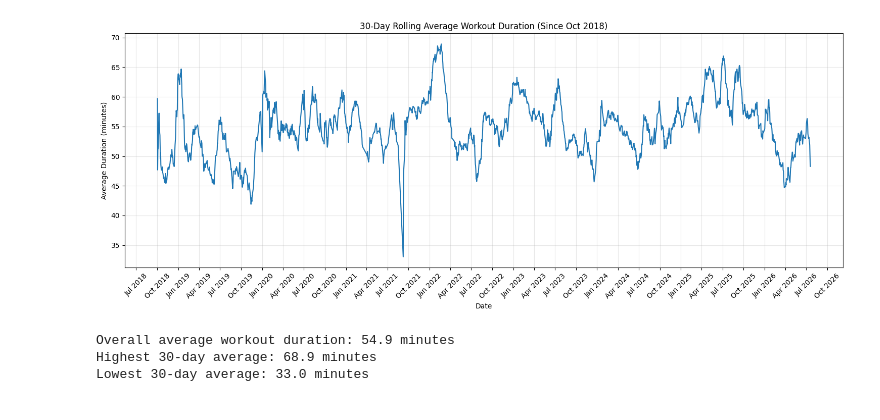
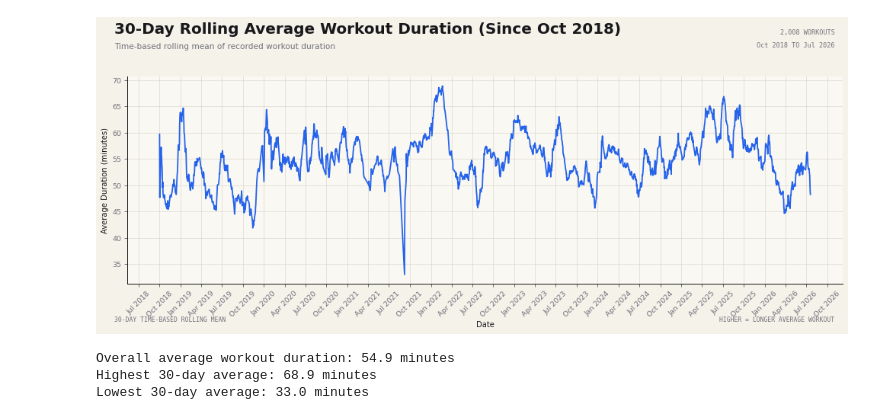
Before and after one commit to WeightliftingApp/WeightliftingApp-AnalyzeData, a Jupyter notebook: src/analyze_workout_intensity.ipynb, the cells around one changed output. Cells and saved outputs as stored; diff of their text form; code cells hidden in the pictures.

Commit message:
Migrate workout notebook charts

```diff
--- a/src/analyze_workout_intensity.ipynb
+++ b/src/analyze_workout_intensity.ipynb
@@ -9,6 +9,18 @@ wld = WLD(file_path="../data/example-chappy.wld")
 import pandas as pd
 import matplotlib.pyplot as plt
 import matplotlib.dates as mdates
+
+from chart_style import (
+    CATEGORICAL_COLORS,
+    NOTEBOOK_AXES,
+    PALETTE,
+    add_footer,
+    add_header,
+    chart_canvas,
+    notebook_frame,
+    style_axes,
+    style_legend,
+)
 
 # Extract workout dates and durations
 workout_data = []
@@ -18,47 +30,69 @@ for workout in wld.workouts:
             "date": workout.date,
             "duration": workout.duration / 60,  # Convert seconds to minutes
         }
     )
 
 # Convert to DataFrame
 df = pd.DataFrame(workout_data)
 df["date"] = pd.to_datetime(df["date"])
 
 # Filter data from October 2018 onwards
 df = df[df["date"] >= "2018-10-01"]
 
 # Calculate 30-day rolling average
 df = df.sort_values('date')
 rolling_avg = df.set_index('date')['duration'].rolling('30D').mean()
 
 # Create the plot
-plt.figure(figsize=(15, 6))
-plt.plot(rolling_avg.index, rolling_avg.values, linestyle="-")
+frame = notebook_frame((15, 6))
+with chart_canvas(frame) as (fig, ax):
+    ax.plot(
+        rolling_avg.index,
+        rolling_avg.values,
+        linestyle="-",
+        color=PALETTE.frontier,
+        linewidth=1.8,
+    )
 
-# Format the plot
-plt.title("30-Day Rolling Average Workout Duration (Since Oct 2018)")
-plt.xlabel("Date")
-plt.ylabel("Average Duration (minutes)")
-plt.grid(True, alpha=0.3)
+    # Format the plot
+    ax.set_xlabel("Date")
+    ax.set_ylabel("Average Duration (minutes)")
+    style_axes(ax, NOTEBOOK_AXES)
 
-# Format x-axis to show dates nicely
-plt.gca().xaxis.set_major_formatter(mdates.DateFormatter("%b %Y"))
-plt.gca().xaxis.set_major_locator(mdates.MonthLocator(interval=3))
-plt.xticks(rotation=45)
+    # Format x-axis to show dates nicely
+    ax.xaxis.set_major_formatter(mdates.DateFormatter("%b %Y"))
+    ax.xaxis.set_major_locator(mdates.MonthLocator(interval=3))
+    ax.tick_params(axis="x", rotation=45)
 
-plt.tight_layout()
-plt.show()
+    add_header(
+        fig,
+        frame,
+        "30-Day Rolling Average Workout Duration (Since Oct 2018)",
+        "Time-based rolling mean of recorded workout duration",
+        (
+            f"{len(df):,} WORKOUTS",
+            f"{df['date'].min():%b %Y} TO {df['date'].max():%b %Y}",
+        ),
+    )
+    add_footer(
+        fig,
+        frame,
+        "30-DAY TIME-BASED ROLLING MEAN",
+        "HIGHER = LONGER AVERAGE WORKOUT",
+        right_weight="normal",
+    )
+    plt.show()
 
 # Print some statistics
 print(f"Overall average workout duration: {df['duration'].mean():.1f} minutes")
 print(
     f"Highest 30-day average: {rolling_avg.max():.1f} minutes"
 )
 print(
     f"Lowest 30-day average: {rolling_avg.min():.1f} minutes"
 )
 # %% [output]
-[figure, old version]
+[figure, new version]
 Overall average workout duration: 54.9 minutes
 Highest 30-day average: 68.9 minutes
 Lowest 30-day average: 33.0 minutes
```
Also changed, not shown: parts of 1 cell of this notebook, 2 other files.
